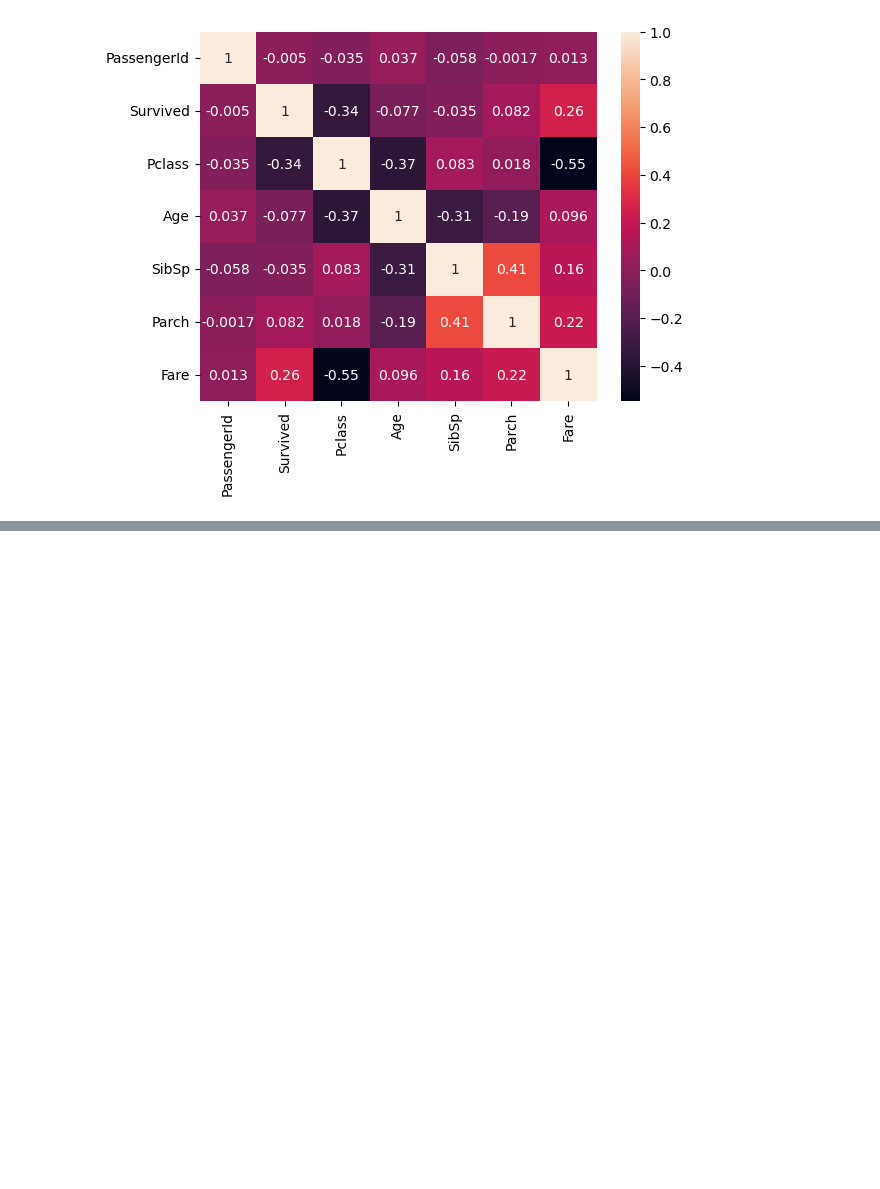
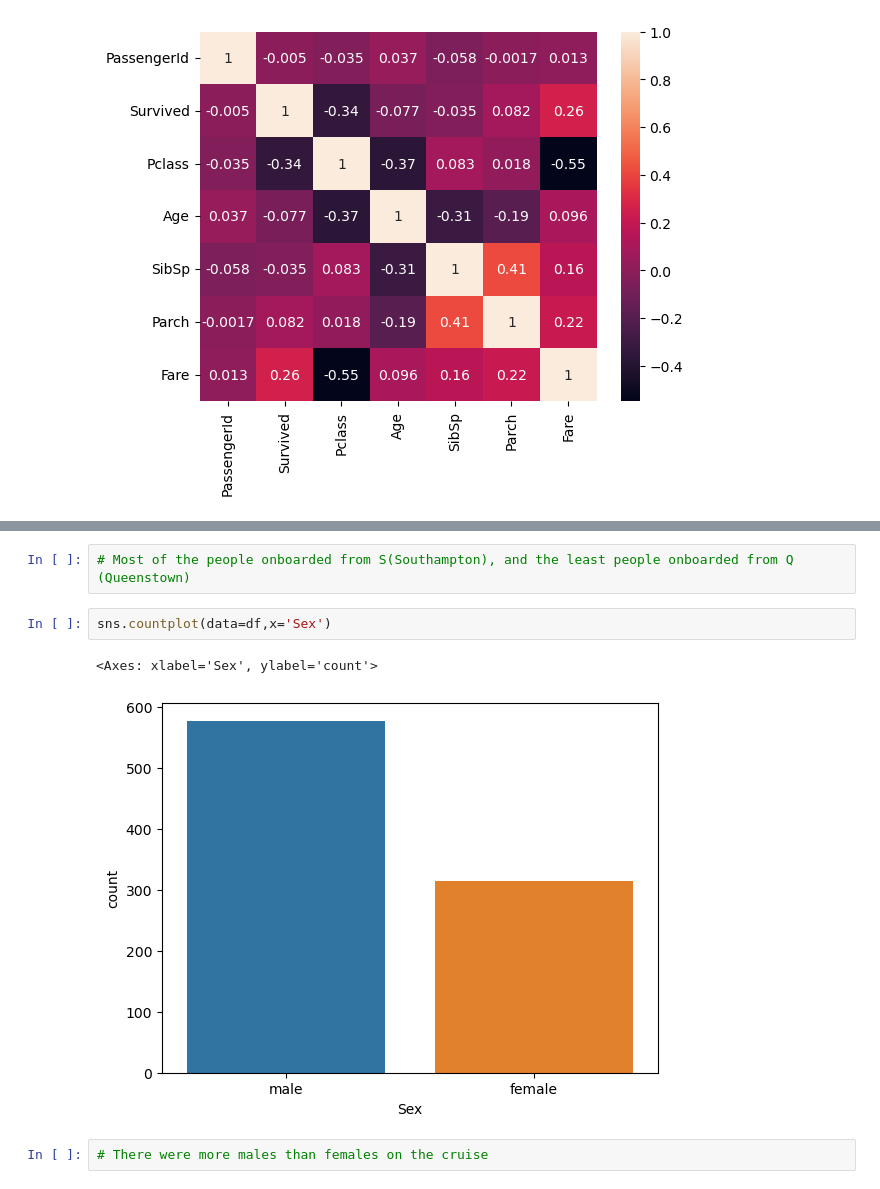
Before and after one commit to DeepjyotiBhattacharjee/pandas-revision, a Jupyter notebook: eda.ipynb, the cells around one changed output, grey strips where cells are left out. Drawn from its saved outputs; the diff is of its cells as text; blank space fills up the shorter version.

```diff
--- a/eda.ipynb
+++ b/eda.ipynb
@@ -118,0 +194,9 @@ sns.heatmap(df.corr(),annot=True)
+# %%
+# Most of the people onboarded from S(Southampton), and the least people onboarded from Q (Queenstown)
+# %%
+sns.countplot(data=df,x='Sex')
+# %% [output]
+<Axes: xlabel='Sex', ylabel='count'>
+[figure, added]
+# %%
+# There were more males than females on the cruise
```
Also changed, not shown: parts of 63 cells of this notebook, 1 other file.
